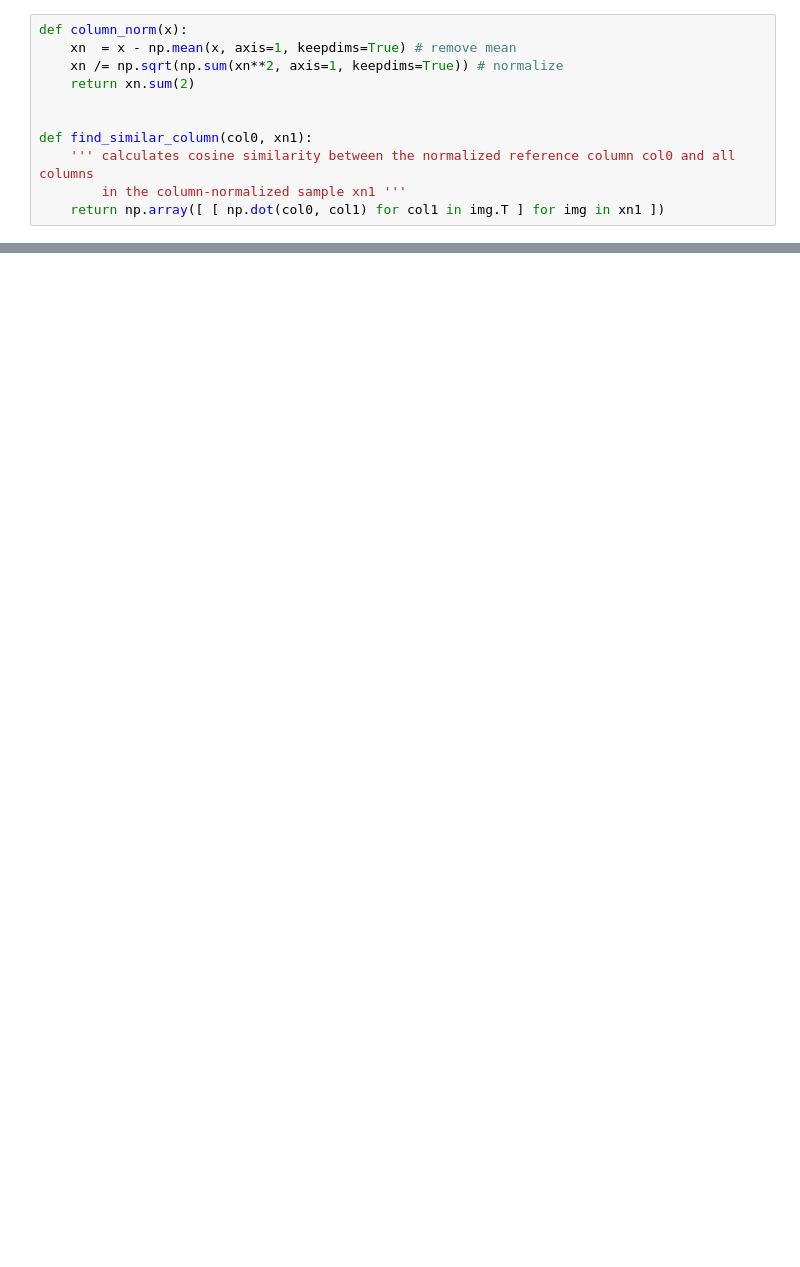
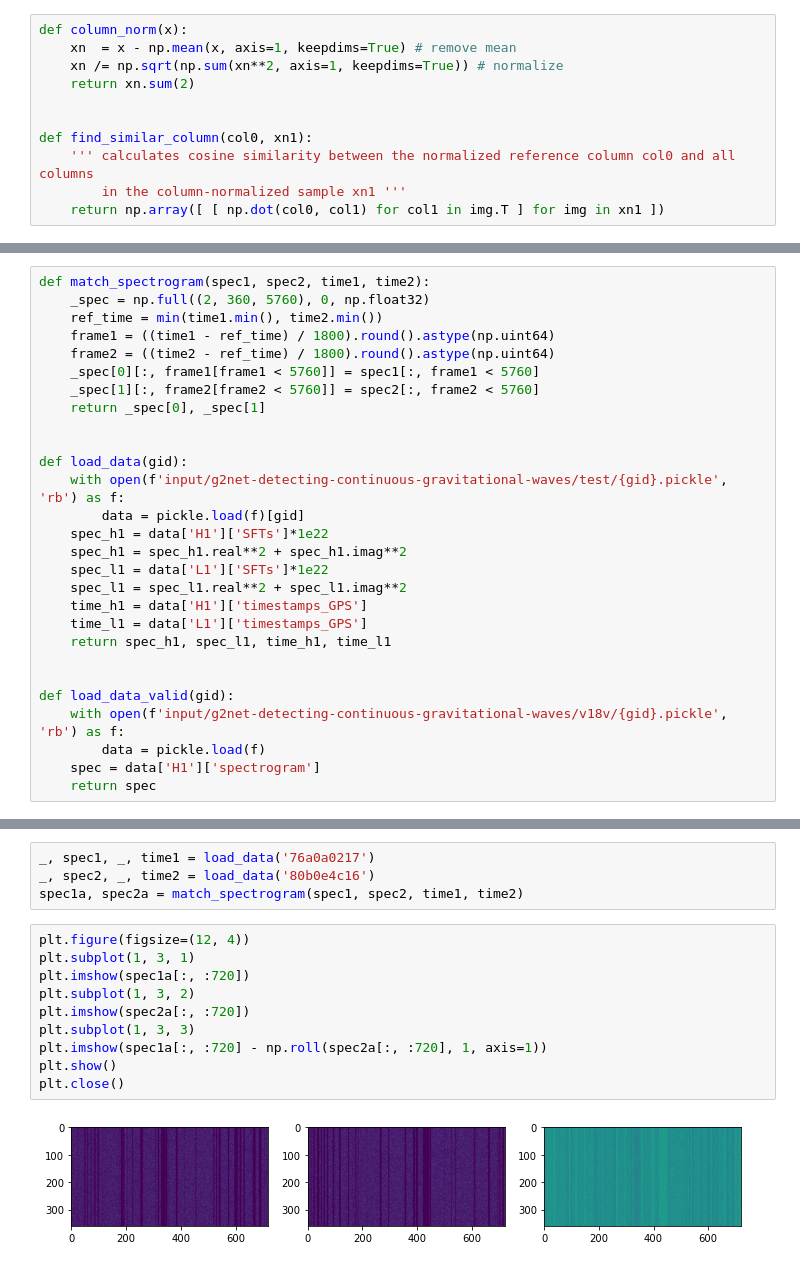
Before and after one commit to analokmaus/kaggle-g2net-2022-private, a Jupyter notebook: 01_denoise_data.ipynb, the cells around one changed output, grey strips where cells are left out. Drawn from its saved outputs; the diff is of its cells as text; blank space fills up the shorter version.

```diff
--- a/01_denoise_data.ipynb
+++ b/01_denoise_data.ipynb
@@ -51,0 +88,28 @@ for idx, (xn1, _) in enumerate(tqdm(ds)):
+# %%
+def match_spectrogram(spec1, spec2, time1, time2):
+    _spec = np.full((2, 360, 5760), 0, np.float32)
+    ref_time = min(time1.min(), time2.min())
+    frame1 = ((time1 - ref_time) / 1800).round().astype(np.uint64)
+    frame2 = ((time2 - ref_time) / 1800).round().astype(np.uint64)
+    _spec[0][:, frame1[frame1 < 5760]] = spec1[:, frame1 < 5760]
+    _spec[1][:, frame2[frame2 < 5760]] = spec2[:, frame2 < 5760]
+    return _spec[0], _spec[1]
+
+
+def load_data(gid):
+    with open(f'input/g2net-detecting-continuous-gravitational-waves/test/{gid}.pickle', 'rb') as f:
+        data = pickle.load(f)[gid]
+    spec_h1 = data['H1']['SFTs']*1e22
+    spec_h1 = spec_h1.real**2 + spec_h1.imag**2
+    spec_l1 = data['L1']['SFTs']*1e22
+    spec_l1 = spec_l1.real**2 + spec_l1.imag**2
+    time_h1 = data['H1']['timestamps_GPS']
+    time_l1 = data['L1']['timestamps_GPS']
+    return spec_h1, spec_l1, time_h1, time_l1
+
+
+def load_data_valid(gid):
+    with open(f'input/g2net-detecting-continuous-gravitational-waves/v18v/{gid}.pickle', 'rb') as f:
+        data = pickle.load(f)
+    spec = data['H1']['spectrogram']
+    return spec
@@ -51,0 +124,16 @@ for idx, (xn1, _) in enumerate(tqdm(ds)):
+# %%
+_, spec1, _, time1 = load_data('76a0a0217')
+_, spec2, _, time2 = load_data('80b0e4c16')
+spec1a, spec2a = match_spectrogram(spec1, spec2, time1, time2)
+# %%
+plt.figure(figsize=(12, 4))
+plt.subplot(1, 3, 1)
+plt.imshow(spec1a[:, :720])
+plt.subplot(1, 3, 2)
+plt.imshow(spec2a[:, :720])
+plt.subplot(1, 3, 3)
+plt.imshow(spec1a[:, :720] - np.roll(spec2a[:, :720], 1, axis=1))
+plt.show()
+plt.close()
+# %% [output]
+[figure, added]
```
Also changed, not shown: parts of 16 cells of this notebook, 2 other files.
